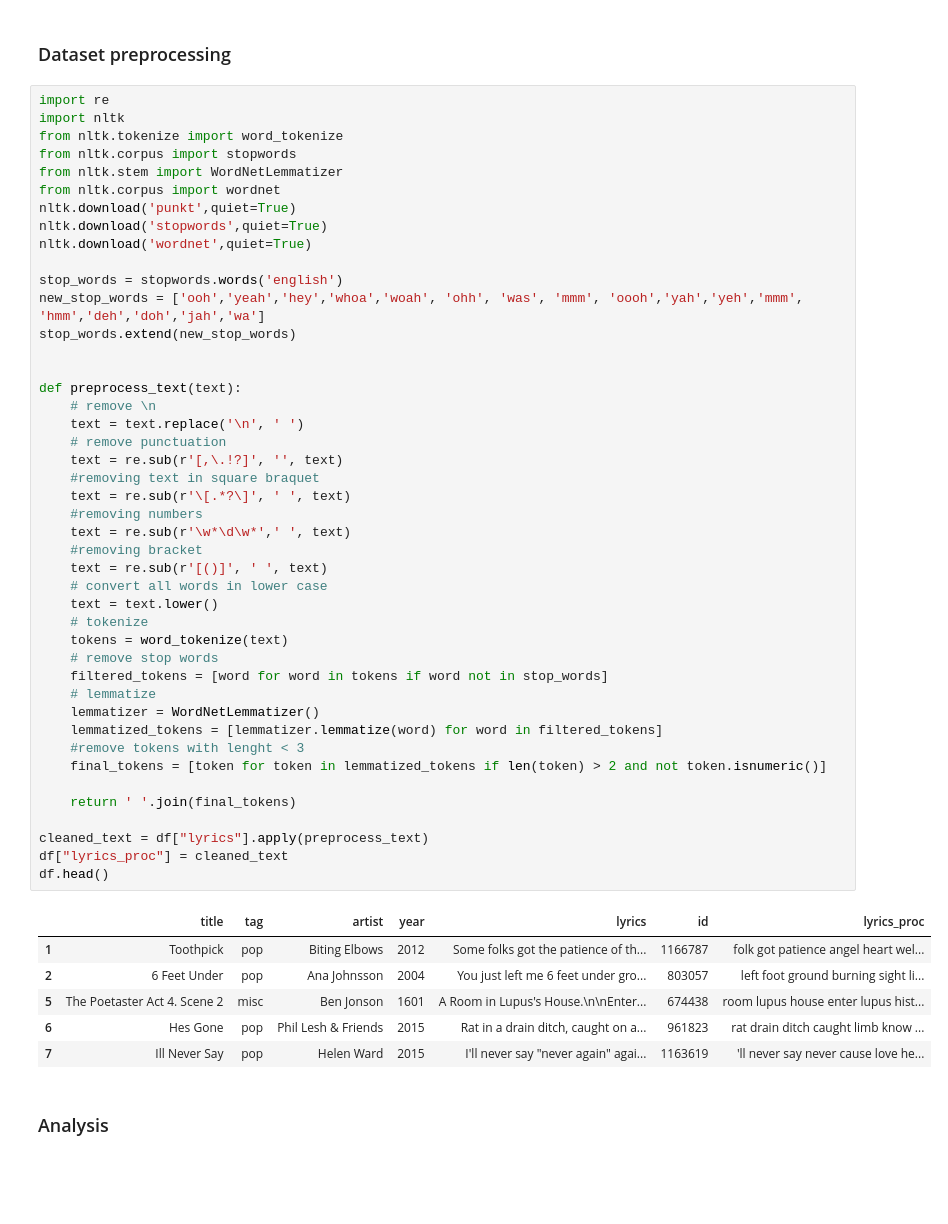
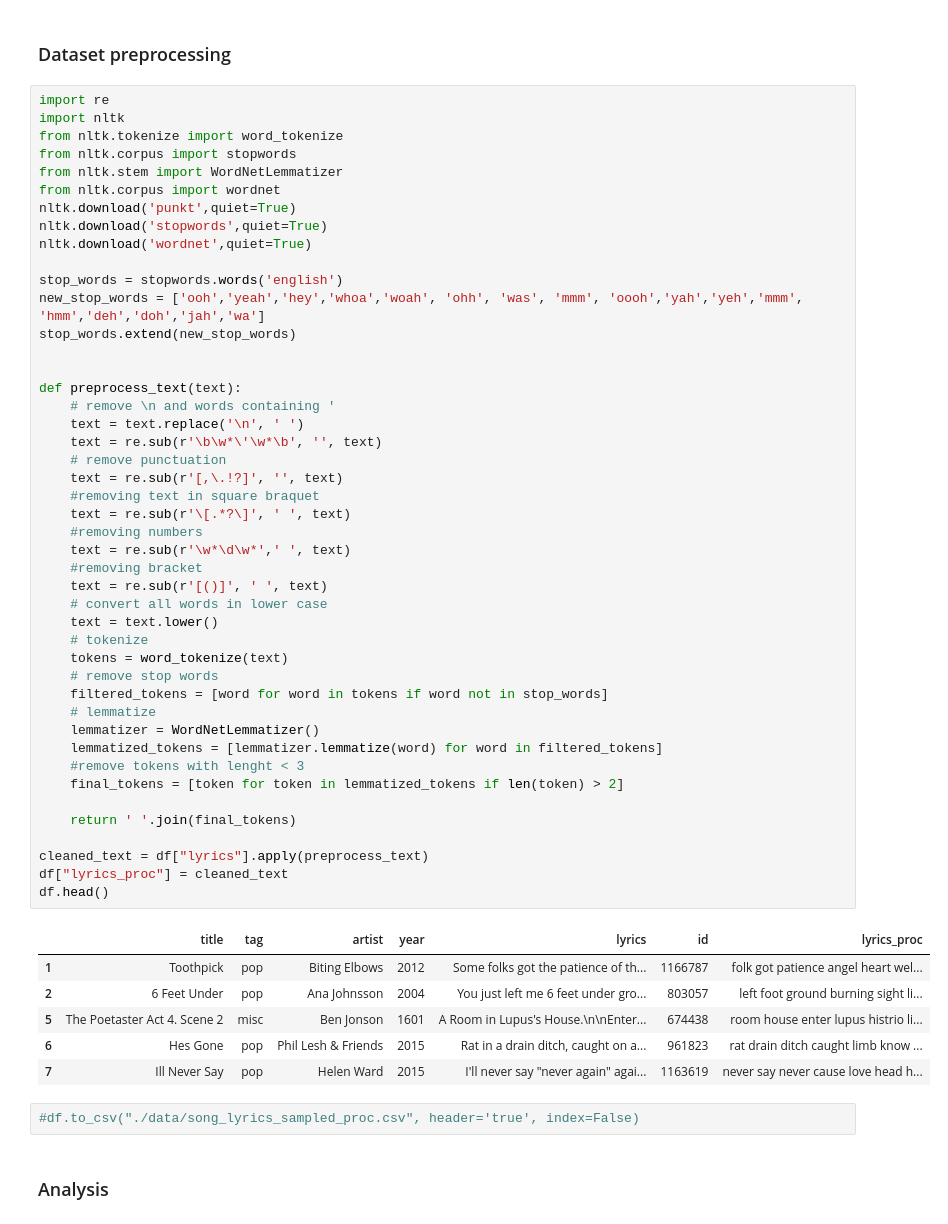
Before and after one commit to Alessandrus00/Lyrics-based-song-recommender, a Jupyter notebook: dataset_preprocessing.ipynb, the cells around one changed output. Cells and saved outputs as stored; diff of their text form; blank space fills up the shorter version.

Commit message:
remove tokens containing '

```diff
--- a/dataset_preprocessing.ipynb
+++ b/dataset_preprocessing.ipynb
@@ -53,40 +53,43 @@ stop_words.extend(new_stop_words)
 
 
 def preprocess_text(text):
-    # remove \n
+    # remove \n and words containing '
     text = text.replace('\n', ' ')
+    text = re.sub(r'\b\w*\'\w*\b', '', text)
     # remove punctuation
     text = re.sub(r'[,\.!?]', '', text)
     #removing text in square braquet
     text = re.sub(r'\[.*?\]', ' ', text)
     #removing numbers
     text = re.sub(r'\w*\d\w*',' ', text)
     #removing bracket
     text = re.sub(r'[()]', ' ', text)
     # convert all words in lower case
     text = text.lower()
     # tokenize
     tokens = word_tokenize(text)
     # remove stop words
     filtered_tokens = [word for word in tokens if word not in stop_words]
     # lemmatize
     lemmatizer = WordNetLemmatizer()
     lemmatized_tokens = [lemmatizer.lemmatize(word) for word in filtered_tokens]
     #remove tokens with lenght < 3
-    final_tokens = [token for token in lemmatized_tokens if len(token) > 2 and not token.isnumeric()]
+    final_tokens = [token for token in lemmatized_tokens if len(token) > 2]
 
     return ' '.join(final_tokens)
 
 cleaned_text = df["lyrics"].apply(preprocess_text)
 df["lyrics_proc"] = cleaned_text
 df.head()
 # %% [output]
 |  | title | tag | artist | year | lyrics | id | lyrics_proc |
 | 1 | Toothpick | pop | Biting Elbows | 2012 | Some folks got the patience of th... | 1166787 | folk got patience angel heart wel... |
 | 2 | 6 Feet Under | pop | Ana Johnsson | 2004 | You just left me 6 feet under gro... | 803057 | left foot ground burning sight li... |
-| 5 | The Poetaster Act 4. Scene 2 | misc | Ben Jonson | 1601 | A Room in Lupus's House.\n\nEnter... | 674438 | room lupus house enter lupus hist... |
+| 5 | The Poetaster Act 4. Scene 2 | misc | Ben Jonson | 1601 | A Room in Lupus's House.\n\nEnter... | 674438 | room house enter lupus histrio li... |
 | 6 | Hes Gone | pop | Phil Lesh & Friends | 2015 | Rat in a drain ditch, caught on a... | 961823 | rat drain ditch caught limb know ... |
-| 7 | Ill Never Say | pop | Helen Ward | 2015 | I'll never say "never again" agai... | 1163619 | 'll never say never cause love he... |
+| 7 | Ill Never Say | pop | Helen Ward | 2015 | I'll never say "never again" agai... | 1163619 | never say never cause love head h... |
+# %%
+#df.to_csv("./data/song_lyrics_sampled_proc.csv", header='true', index=False)
 # %% [markdown]
 ### Analysis
 # %% [markdown]
```
Also changed, not shown: 1 other file.
